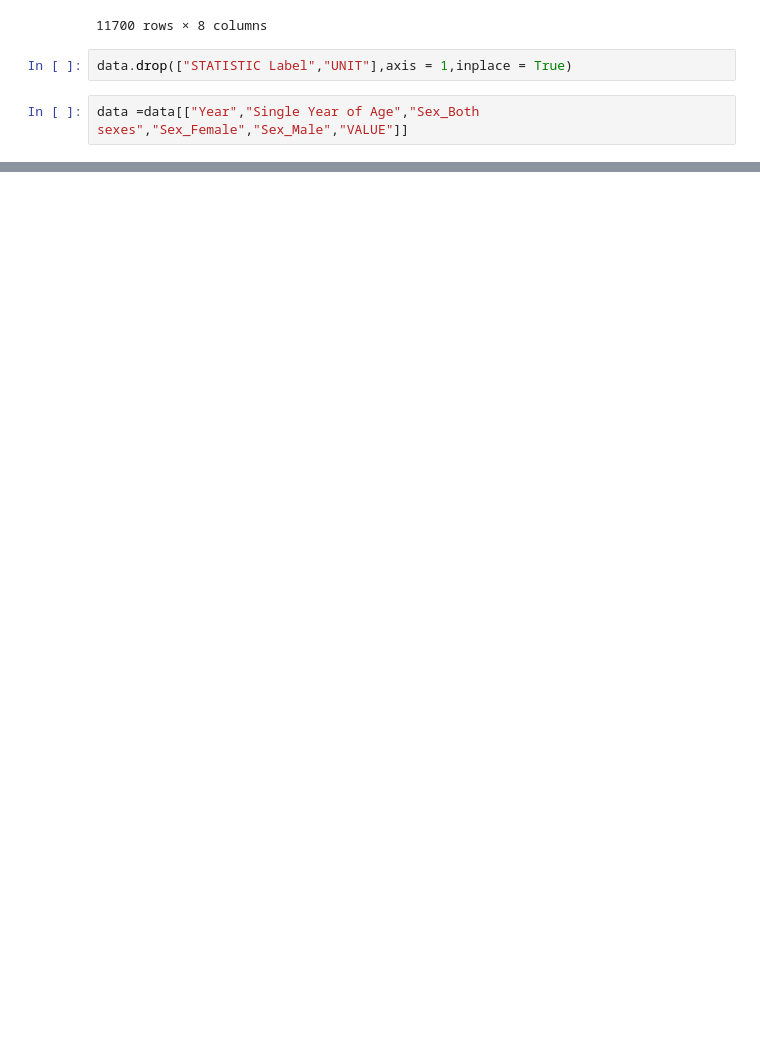
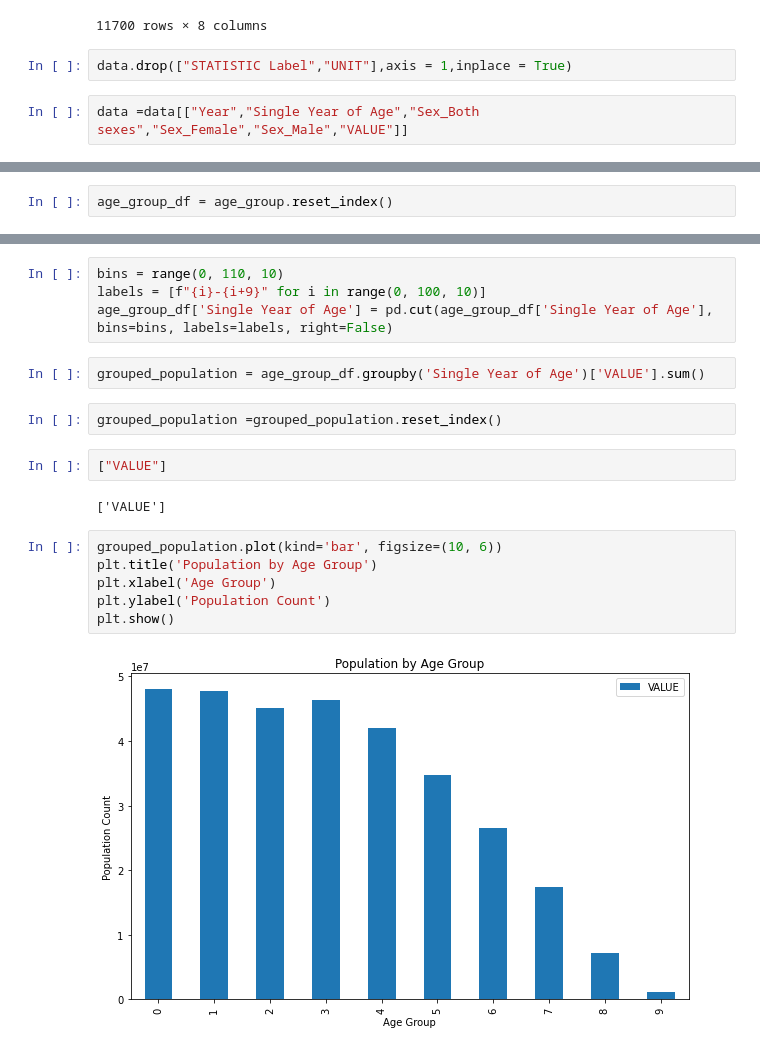
Before and after one commit to ZheLuo2023/CA1, a Jupyter notebook: Population Analysis.ipynb, the cells around one changed output, grey strips where cells are left out. Drawn from its saved outputs; the diff is of its cells as text; blank space fills up the shorter version.

```diff
--- a/Population Analysis.ipynb
+++ b/Population Analysis.ipynb
@@ -247,0 +312,2 @@ memory usage: 308.6 KB
+# %%
+age_group_df = age_group.reset_index()
@@ -247,0 +330,20 @@ memory usage: 308.6 KB
+# %%
+bins = range(0, 110, 10)
+labels = [f"{i}-{i+9}" for i in range(0, 100, 10)]
+age_group_df['Single Year of Age'] = pd.cut(age_group_df['Single Year of Age'], bins=bins, labels=labels, right=False)
+# %%
+grouped_population = age_group_df.groupby('Single Year of Age')['VALUE'].sum()
+# %%
+grouped_population =grouped_population.reset_index()
+# %%
+["VALUE"]
+# %% [output]
+['VALUE']
+# %%
+grouped_population.plot(kind='bar', figsize=(10, 6))
+plt.title('Population by Age Group')
+plt.xlabel('Age Group')
+plt.ylabel('Population Count')
+plt.show()
+# %% [output]
+[figure, added]
```
Also changed, not shown: parts of 13 cells of this notebook.
